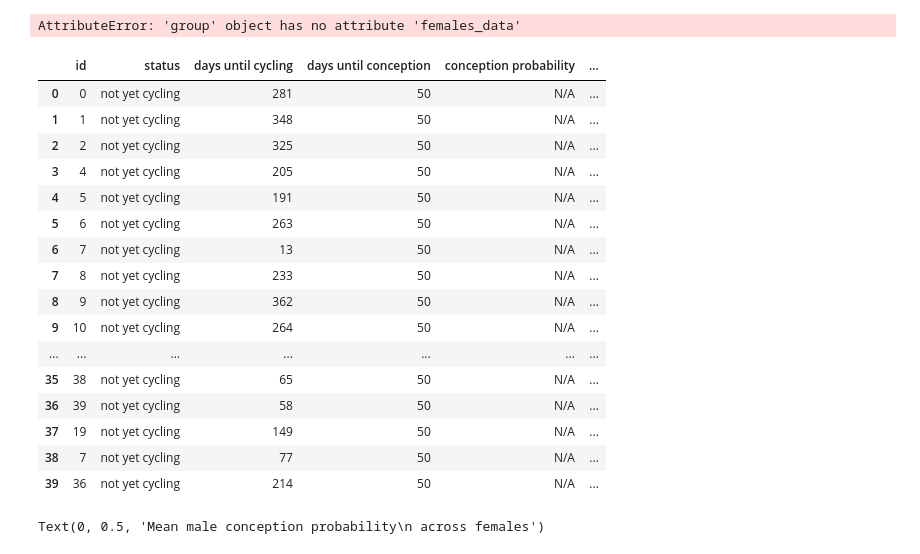
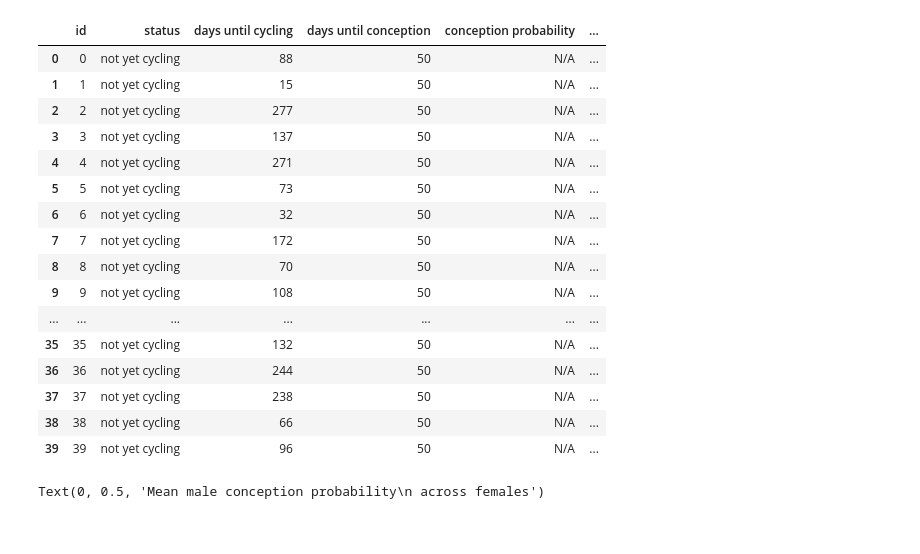
Before and after one commit to kevinrosenfield/FertilitySignalsABM, a Jupyter notebook: pymate_tests.ipynb, the cells around one changed output. Cells and saved outputs as stored; diff of their text form; code cells hidden in the pictures.

```diff
--- a/pymate_tests.ipynb
+++ b/pymate_tests.ipynb
@@ -52,27 +19,23 @@ model.mating_dfs[0]
 # %%
-model.groups[0].females_data
+model.groups[0].female_data
 # %% [output]
-AttributeError: 'group' object has no attribute 'females_data'
+|  | id | status | days until cycling | days until conception | conception probability | ... |
+| 0 | 0 | not yet cycling | 88 | 50 | N/A | ... |
+| 1 | 1 | not yet cycling | 15 | 50 | N/A | ... |
+| 2 | 2 | not yet cycling | 277 | 50 | N/A | ... |
+| 3 | 3 | not yet cycling | 137 | 50 | N/A | ... |
+| 4 | 4 | not yet cycling | 271 | 50 | N/A | ... |
+| 5 | 5 | not yet cycling | 73 | 50 | N/A | ... |
+| 6 | 6 | not yet cycling | 32 | 50 | N/A | ... |
+| 7 | 7 | not yet cycling | 172 | 50 | N/A | ... |
+| 8 | 8 | not yet cycling | 70 | 50 | N/A | ... |
+| 9 | 9 | not yet cycling | 108 | 50 | N/A | ... |
+| ... | ... | ... | ... | ... | ... | ... |
+| 35 | 35 | not yet cycling | 132 | 50 | N/A | ... |
+| 36 | 36 | not yet cycling | 244 | 50 | N/A | ... |
+| 37 | 37 | not yet cycling | 238 | 50 | N/A | ... |
+| 38 | 38 | not yet cycling | 66 | 50 | N/A | ... |
+| 39 | 39 | not yet cycling | 96 | 50 | N/A | ... |
-# %%
-female_data
-# %% [output]
-|  | id | status | days until cycling | days until conception | conception probability | ... |
-| 0 | 0 | not yet cycling | 281 | 50 | N/A | ... |
-| 1 | 1 | not yet cycling | 348 | 50 | N/A | ... |
-| 2 | 2 | not yet cycling | 325 | 50 | N/A | ... |
-| 3 | 4 | not yet cycling | 205 | 50 | N/A | ... |
-| 4 | 5 | not yet cycling | 191 | 50 | N/A | ... |
-| 5 | 6 | not yet cycling | 263 | 50 | N/A | ... |
-| 6 | 7 | not yet cycling | 13 | 50 | N/A | ... |
-| 7 | 8 | not yet cycling | 233 | 50 | N/A | ... |
-| 8 | 9 | not yet cycling | 362 | 50 | N/A | ... |
-| 9 | 10 | not yet cycling | 264 | 50 | N/A | ... |
-| ... | ... | ... | ... | ... | ... | ... |
-| 35 | 38 | not yet cycling | 65 | 50 | N/A | ... |
-| 36 | 39 | not yet cycling | 58 | 50 | N/A | ... |
-| 37 | 19 | not yet cycling | 149 | 50 | N/A | ... |
-| 38 | 7 | not yet cycling | 77 | 50 | N/A | ... |
-| 39 | 36 | not yet cycling | 214 | 50 | N/A | ... |
 # %%
 pymate.plt.figure(figsize = (14,5))
 fig = pymate.sns.heatmap(a,cmap='RdYlGn_r')
```
Also changed, not shown: parts of 4 cells of this notebook, 1 other file.
